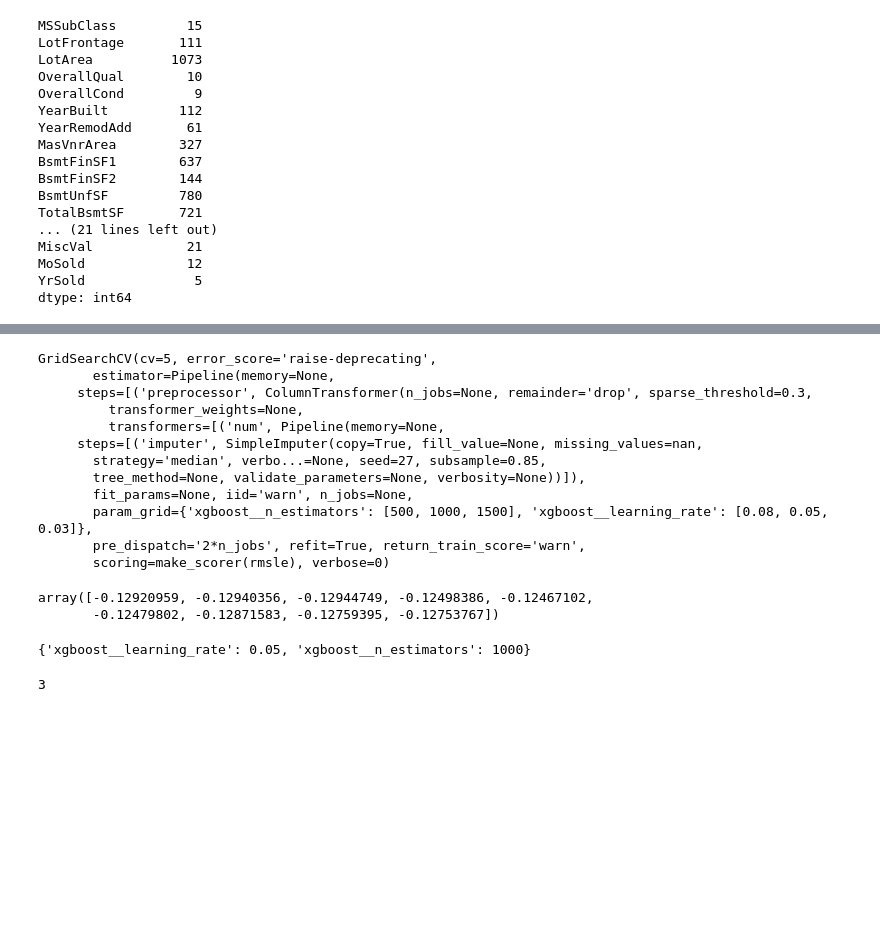
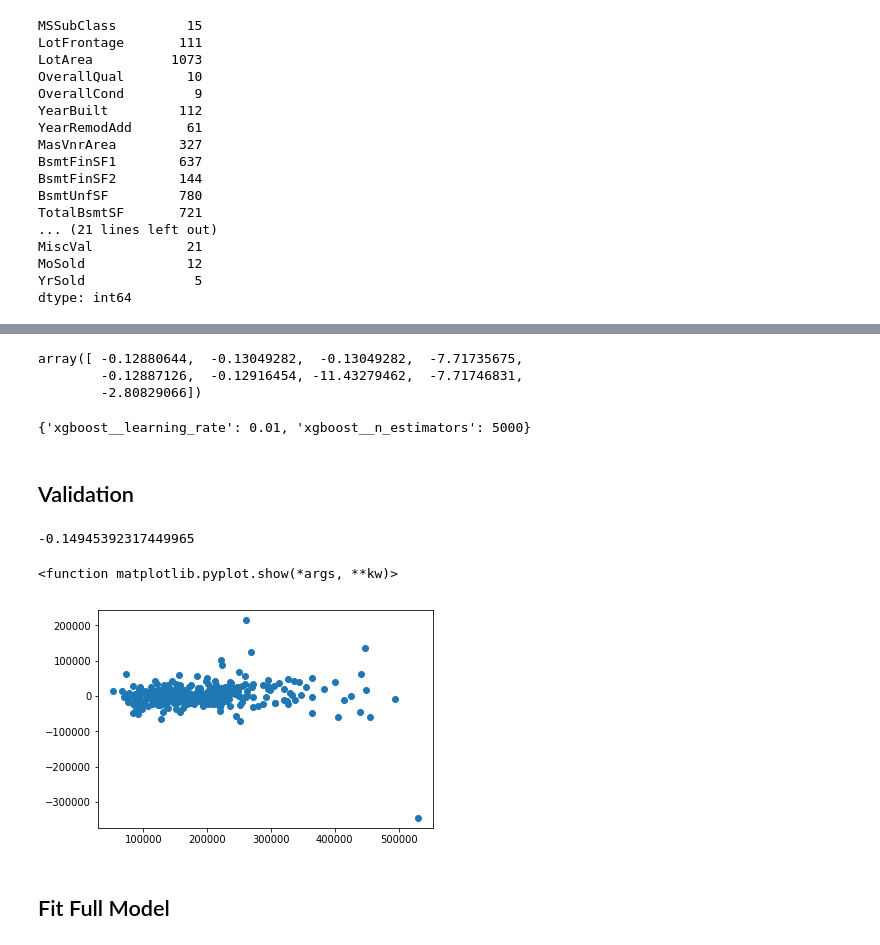
Before and after one commit to miketibb/Housing-Prices, a Jupyter notebook: Xgboost_Price.ipynb, the cells around one changed output, grey strips where cells are left out. Saved outputs shown, nothing was run; the diff lists cells and outputs as text; code cells hidden in the pictures; blank space fills up the shorter version.

```diff
--- a/Xgboost_Price.ipynb
+++ b/Xgboost_Price.ipynb
@@ -127,14 +129,16 @@ import xgboost as xgb
 #                           n_estimators=6000,
 #                           nthread=4, seed=27)
 
-xgboost = xgb.XGBRegressor(max_depth=4,
-                           min_child_weight=3,
+xgboost = xgb.XGBRegressor(max_depth=3,
+                           min_child_weight=5,
                            gamma=0,
-                           colsample_bytree=0.85,
-                           subsample=0.85,
-                           reg_alpha=1,
-                           learning_rate=0.05,
-                           n_estimators=1000,
+                           colsample_bytree=1,
+                           subsample=1,
+                           reg_alpha=1e-5,
+                           reg_lambda=1,
+                           learning_rate=0.01,
+                           n_estimators=5000,
+                           objective="reg:gamma",
                            nthread=4, seed=27)
 
 param_grid1 = {
@@ -144,7 +148,7 @@ param_grid1 = {
 
 param_grid2 = {
     "xgboost__max_depth":[2,3,4],
-    'xgboost__min_child_weight':[2,3,4]
+    'xgboost__min_child_weight':[5,6,7]
 }
 
 param_grid3 = {
@@ -152,8 +156,8 @@ param_grid3 = {
 }
 
 param_grid4 = {
- 'xgboost__subsample':[i/10.0 for i in range(6,10)],
- 'xgboost__colsample_bytree':[i/10.0 for i in range(6,10)]
+ 'xgboost__subsample':[i/10.0 for i in range(6,11)],
+ 'xgboost__colsample_bytree':[i/10.0 for i in range(6,11)]
 }
 
 param_grid5 = {
@@ -166,7 +170,7 @@ param_grid6 = {
 }
 
 param_grid7 = {
- 'xgboost__reg_alpha':[0.5, 1, 10]
+ 'xgboost__reg_lambda':[1e-5, 0.1, 1, 10, 100]
 }
 
 param_grid8 = {
@@ -175,8 +179,8 @@ param_grid8 = {
 }
 
 param_grid9 = {
-    "xgboost__n_estimators": [500, 1000, 1500],
-    "xgboost__learning_rate": [0.08, 0.05, 0.03],
+    "xgboost__n_estimators": [5000, 50000, 100000],
+    "xgboost__learning_rate": [0.01, 0.001, 0.0001],
 }
 
 
@@ -187,17 +191,3 @@ def rmsle(y, y0):
 
 search = GridSearchCV(pipe, param_grid9, cv=5,
                       scoring=make_scorer(rmsle))
-search.fit(X_train, y_train)
-# %% [output]
-GridSearchCV(cv=5, error_score='raise-deprecating',
-       estimator=Pipeline(memory=None,
-     steps=[('preprocessor', ColumnTransformer(n_jobs=None, remainder='drop', sparse_threshold=0.3,
-         transformer_weights=None,
-         transformers=[('num', Pipeline(memory=None,
-     steps=[('imputer', SimpleImputer(copy=True, fill_value=None, missing_values=nan,
-       strategy='median', verbo...=None, seed=27, subsample=0.85,
-       tree_method=None, validate_parameters=None, verbosity=None))]),
-       fit_params=None, iid='warn', n_jobs=None,
-       param_grid={'xgboost__n_estimators': [500, 1000, 1500], 'xgboost__learning_rate': [0.08, 0.05, 0.03]},
-       pre_dispatch='2*n_jobs', refit=True, return_train_score='warn',
-       scoring=make_scorer(rmsle), verbose=0)
@@ -205,14 +197,27 @@ GridSearchCV(cv=5, error_score='raise-deprecating',
 #rmsle
 search.cv_results_['mean_test_score']
 # %% [output]
-array([-0.12920959, -0.12940356, -0.12944749, -0.12498386, -0.12467102,
-       -0.12479802, -0.12871583, -0.12759395, -0.12753767])
+array([ -0.12880644,  -0.13049282,  -0.13049282,  -7.71735675,
+        -0.12887126,  -0.12916454, -11.43279462,  -7.71746831,
+        -2.80829066])
 # %%
 search.best_params_
 # %% [output]
-{'xgboost__learning_rate': 0.05, 'xgboost__n_estimators': 1000}
+{'xgboost__learning_rate': 0.01, 'xgboost__n_estimators': 5000}
-# %%
-search.best_index_
-# %% [output]
-3
+# %% [markdown]
+## Validation
+# %%
+xgboost.fit(preprocessor.fit_transform(X_train), y_train)
+validation = xgboost.predict(preprocessor.transform(X_val))
+rmsle(validation, np.array(y_val))
+# %% [output]
+-0.14945392317449965
+# %%
+plt.scatter(validation, y_val - validation)
+plt.show()
+# %% [output]
+<function matplotlib.pyplot.show(*args, **kw)>
+[figure, added]
+# %% [markdown]
+## Fit Full Model
 # %%
```
Also changed, not shown: parts of 7 cells of this notebook.
